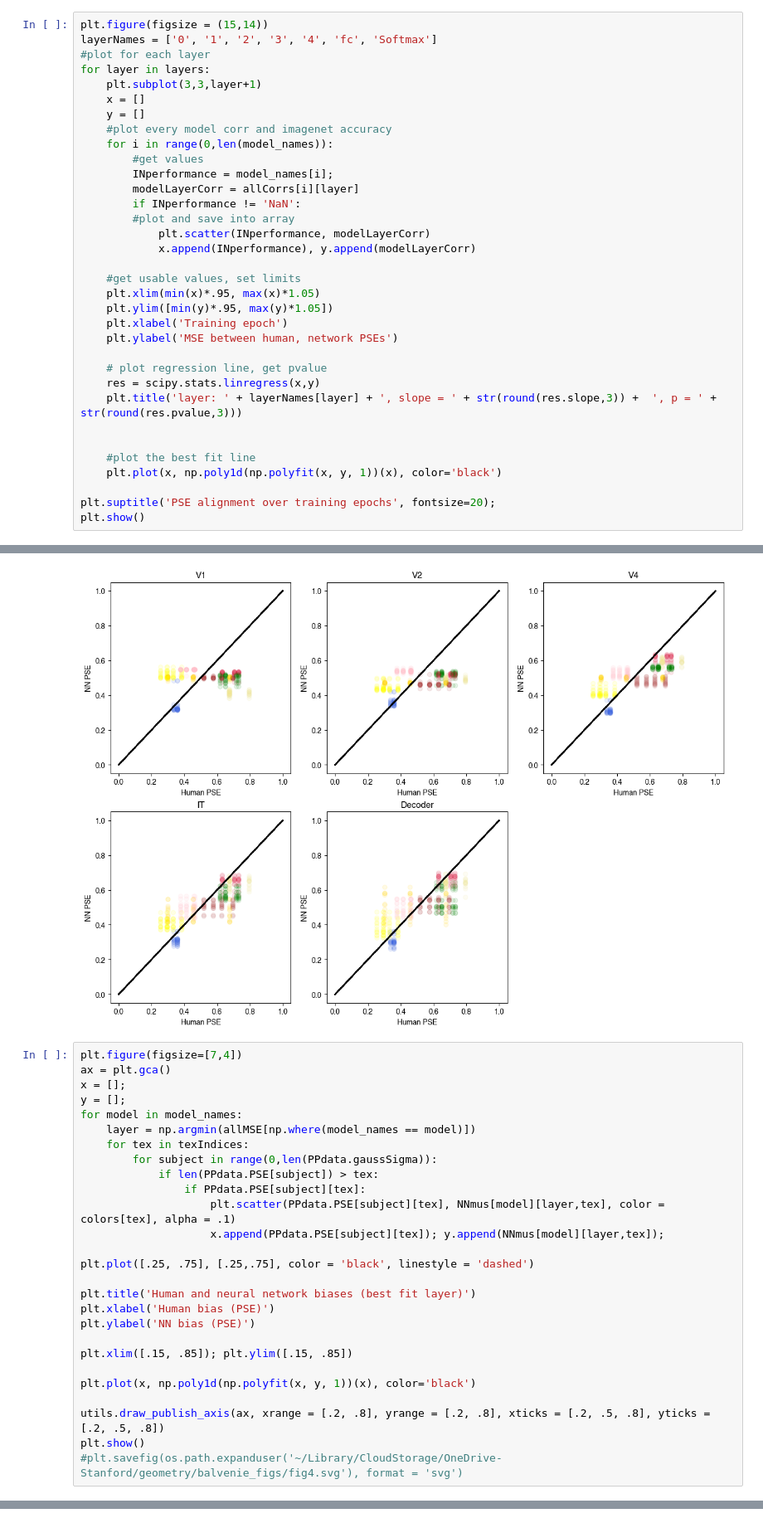
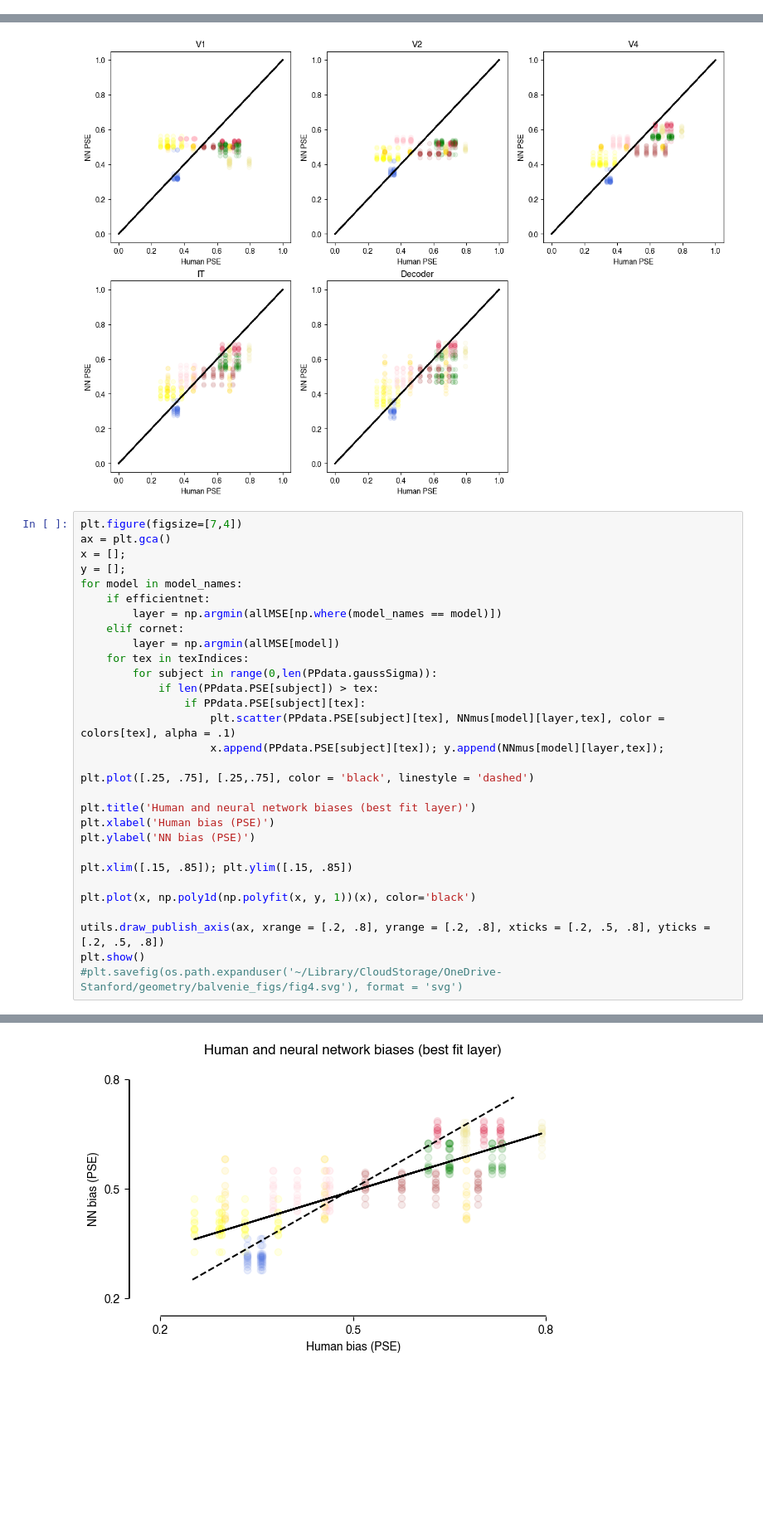
Before and after one commit to joshmw/interp, a Jupyter notebook: iterativeTrainingGeometry.ipynb, the cells around one changed output, grey strips where cells are left out. Shown at 83% size. Cells and saved outputs as stored; diff of their text form; blank space fills up the shorter version.

```diff
--- a/iterativeTrainingGeometry.ipynb
+++ b/iterativeTrainingGeometry.ipynb
@@ -763,34 +540,0 @@ plt.show()
-# %%
-plt.figure(figsize = (15,14))
-layerNames = ['0', '1', '2', '3', '4', 'fc', 'Softmax']
-#plot for each layer
-for layer in layers:
-    plt.subplot(3,3,layer+1)
-    x = []
-    y = []
-    #plot every model corr and imagenet accuracy
-    for i in range(0,len(model_names)):
-        #get values
-        INperformance = model_names[i];
-        modelLayerCorr = allCorrs[i][layer]
-        if INperformance != 'NaN':
-        #plot and save into array
-            plt.scatter(INperformance, modelLayerCorr)
-            x.append(INperformance), y.append(modelLayerCorr)
-
-    #get usable values, set limits
-    plt.xlim(min(x)*.95, max(x)*1.05)
-    plt.ylim([min(y)*.95, max(y)*1.05])
-    plt.xlabel('Training epoch')
-    plt.ylabel('MSE between human, network PSEs')
-
-    # plot regression line, get pvalue
-    res = scipy.stats.linregress(x,y)
-    plt.title('layer: ' + layerNames[layer] + ', slope = ' + str(round(res.slope,3)) +  ', p = ' + str(round(res.pvalue,3)))
-
-
-    #plot the best fit line
-    plt.plot(x, np.poly1d(np.polyfit(x, y, 1))(x), color='black')
-
-plt.suptitle('PSE alignment over training epochs', fontsize=20);
-plt.show()
@@ -1110,7 +887,10 @@ ax = plt.gca()
 x = [];
 y = [];
 for model in model_names:
-    layer = np.argmin(allMSE[np.where(model_names == model)])
+    if efficientnet:
+        layer = np.argmin(allMSE[np.where(model_names == model)])
+    elif cornet:
+        layer = np.argmin(allMSE[model])
     for tex in texIndices:
         for subject in range(0,len(PPdata.gaussSigma)):
             if len(PPdata.PSE[subject]) > tex:
@@ -1135,0 +915 @@ ValueError: attempt to get argmin of an empty sequence
+[figure, added]
```
Also changed, not shown: parts of 23 cells of this notebook.
